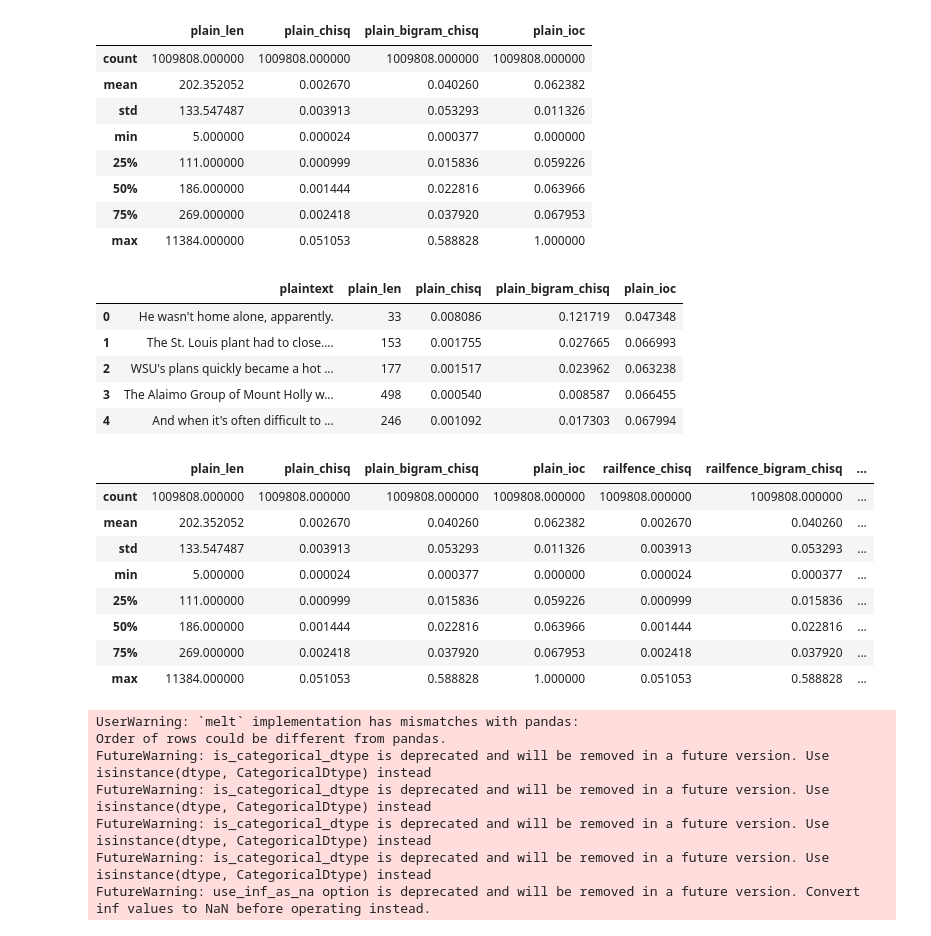
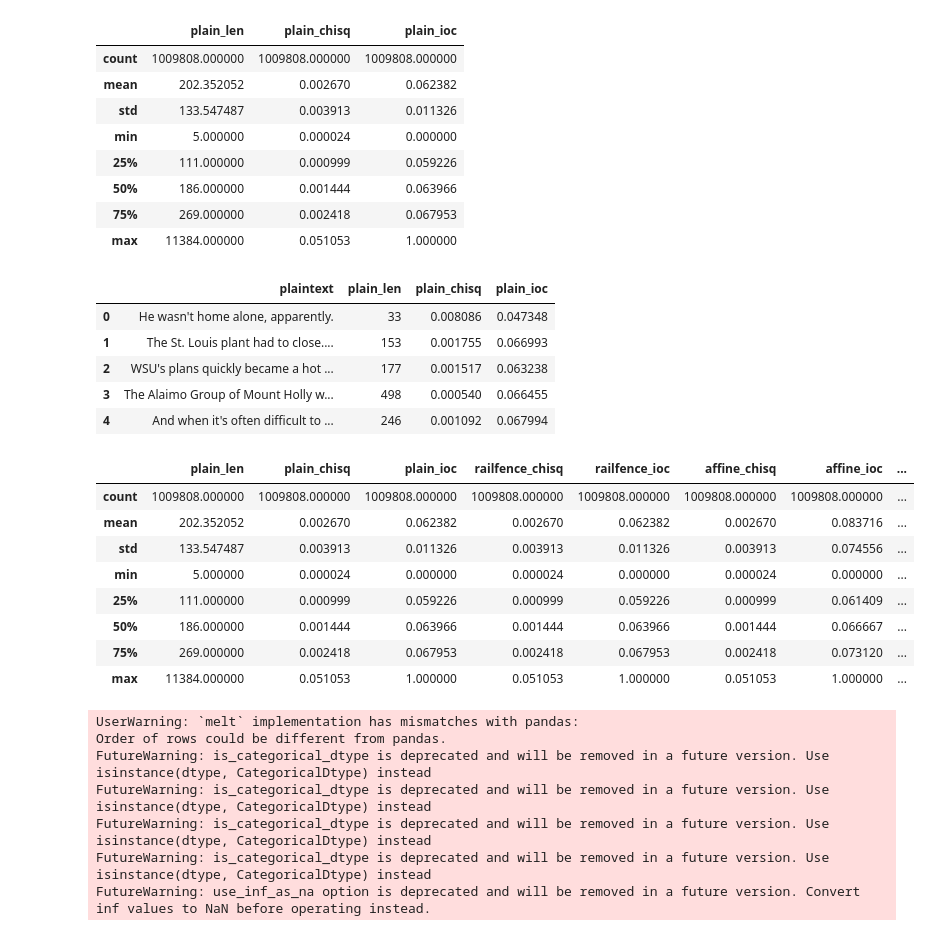
Before and after one commit to Veryyes/CryptSmash, a Jupyter notebook: detection.ipynb, the cells around one changed output. Cells and saved outputs as stored; diff of their text form; code cells hidden in the pictures.

```diff
--- a/detection.ipynb
+++ b/detection.ipynb
@@ -50,29 +66,29 @@ df = df[df['plain_len'] > 4]
 # %%
 df['plain_chisq'] = df.apply(lambda r: inv_chi_squared(frequency_table(r['plaintext']), English.byte_distrib, r['plain_len']), axis=1)
-df['plain_bigram_chisq'] = df.apply(lambda r: inv_chi_squared(ngram_count(r['plaintext'], 2), English.bigrams, r['plain_len']-2), axis=1)
+# df['plain_bigram_chisq'] = df.apply(lambda r: inv_chi_squared(ngram_count(r['plaintext'], 2), English.bigrams, r['plain_len']-2), axis=1)
 df['plain_ioc'] = df.apply(lambda r: index_of_coincidence(r['plaintext']), axis=1)
 # df.head()
 # %%
 df.describe().apply(lambda s: s.apply(lambda x:format(x,'f')))
 # %% [output]
-|  | plain_len | plain_chisq | plain_bigram_chisq | plain_ioc |
-| count | 1009808.000000 | 1009808.000000 | 1009808.000000 | 1009808.000000 |
-| mean | 202.352052 | 0.002670 | 0.040260 | 0.062382 |
-| std | 133.547487 | 0.003913 | 0.053293 | 0.011326 |
-| min | 5.000000 | 0.000024 | 0.000377 | 0.000000 |
-| 25% | 111.000000 | 0.000999 | 0.015836 | 0.059226 |
-| 50% | 186.000000 | 0.001444 | 0.022816 | 0.063966 |
-| 75% | 269.000000 | 0.002418 | 0.037920 | 0.067953 |
-| max | 11384.000000 | 0.051053 | 0.588828 | 1.000000 |
+|  | plain_len | plain_chisq | plain_ioc |
+| count | 1009808.000000 | 1009808.000000 | 1009808.000000 |
+| mean | 202.352052 | 0.002670 | 0.062382 |
+| std | 133.547487 | 0.003913 | 0.011326 |
+| min | 5.000000 | 0.000024 | 0.000000 |
+| 25% | 111.000000 | 0.000999 | 0.059226 |
+| 50% | 186.000000 | 0.001444 | 0.063966 |
+| 75% | 269.000000 | 0.002418 | 0.067953 |
+| max | 11384.000000 | 0.051053 | 1.000000 |
 # %%
 df.head()
 # %% [output]
-|  | plaintext | plain_len | plain_chisq | plain_bigram_chisq | plain_ioc |
-| 0 | He wasn't home alone, apparently. | 33 | 0.008086 | 0.121719 | 0.047348 |
-| 1 | The St. Louis plant had to close.... | 153 | 0.001755 | 0.027665 | 0.066993 |
-| 2 | WSU's plans quickly became a hot ... | 177 | 0.001517 | 0.023962 | 0.063238 |
-| 3 | The Alaimo Group of Mount Holly w... | 498 | 0.000540 | 0.008587 | 0.066455 |
-| 4 | And when it's often difficult to ... | 246 | 0.001092 | 0.017303 | 0.067994 |
+|  | plaintext | plain_len | plain_chisq | plain_ioc |
+| 0 | He wasn't home alone, apparently. | 33 | 0.008086 | 0.047348 |
+| 1 | The St. Louis plant had to close.... | 153 | 0.001755 | 0.066993 |
+| 2 | WSU's plans quickly became a hot ... | 177 | 0.001517 | 0.063238 |
+| 3 | The Alaimo Group of Mount Holly w... | 498 | 0.000540 | 0.066455 |
+| 4 | And when it's often difficult to ... | 246 | 0.001092 | 0.067994 |
 # %%
 import random
 random.seed(1337)
@@ -84,7 +100,7 @@ df['railfence'] = df.apply(lambda r: railfence.encrypt(r['plaintext'], random.ra
 
 # Should look the same since these stats don't take into account order
 df['railfence_chisq'] = df.apply(lambda r: inv_chi_squared(frequency_table(r['railfence']), English.byte_distrib, len(r['railfence'])), axis=1)
-df['railfence_bigram_chisq'] = df.apply(lambda r: inv_chi_squared(ngram_count(r['railfence'], 2), English.bigrams, len(r['railfence'])-2), axis=1)
+# df['railfence_bigram_chisq'] = df.apply(lambda r: inv_chi_squared(ngram_count(r['railfence'], 2), English.bigrams, len(r['railfence'])-2), axis=1)
 df['railfence_ioc'] = df.apply(lambda r: index_of_coincidence(r['railfence']), axis=1)
 
 df.drop(['railfence'], axis=1, inplace=True)
@@ -104,7 +120,7 @@ def rnd_key(size):
 
 df['affine'] = df.apply(lambda r: affine.encrypt(r['plaintext'], rnd_key(len(r['plaintext'])), alphabet=string.printable), axis=1)
 df['affine_chisq'] = df.apply(lambda r: inv_chi_squared(frequency_table(r['affine']), English.byte_distrib, len(r['affine'])), axis=1)
-df['affine_bigram_chisq'] = df.apply(lambda r: inv_chi_squared(ngram_count(r['affine'], 2), English.bigrams, len(r['affine'])-2), axis=1)
+# df['affine_bigram_chisq'] = df.apply(lambda r: inv_chi_squared(ngram_count(r['affine'], 2), English.bigrams, len(r['affine'])-2), axis=1)
 df['affine_ioc'] = df.apply(lambda r: index_of_coincidence(r['affine']), axis=1)
 df.drop(['affine'], axis=1, inplace=True)
 # %%
@@ -118,32 +134,32 @@ def rnd_key(alphabet):
 
 df['sub'] = df.apply(lambda r:substitution.encrypt(r['plaintext'], rnd_key(string.printable)), axis=1)
 df['sub_chisq'] = df.apply(lambda r: inv_chi_squared(frequency_table(r['sub']), English.byte_distrib, len(r['sub'])), axis=1)
-df['sub_bigram_chisq'] = df.apply(lambda r: inv_chi_squared(ngram_count(r['sub'], 2), English.bigrams, len(r['sub'])-2), axis=1)
+# df['sub_bigram_chisq'] = df.apply(lambda r: inv_chi_squared(ngram_count(r['sub'], 2), English.bigrams, len(r['sub'])-2), axis=1)
 df['sub_ioc'] = df.apply(lambda r:index_of_coincidence(r['sub']), axis=1)
 df.drop(['sub'], axis=1, inplace=True)
 # %%
 # Polyalphabetic Substitions
 from cryptsmash import vigenere
 from faker import Faker
 Faker.seed(1337)
 faker = Faker()
 
 df['vigenere'] = df.apply(lambda r: vigenere.encrypt(r['plaintext'], faker.word(), alphabet), axis=1)
 df['vigenere_chisq'] = df.apply(lambda r: inv_chi_squared(frequency_table(r['vigenere']), English.byte_distrib, len(r['vigenere']), [bytes(a,'utf8') for a  in alphabet]), axis=1)
-df['vigenere_bigram_chisq'] = df.apply(lambda r: inv_chi_squared(ngram_count(r['vigenere'], 2), English.bigrams, len(r['vigenere'])-2), axis=1)
+# df['vigenere_bigram_chisq'] = df.apply(lambda r: inv_chi_squared(ngram_count(r['vigenere'], 2), English.bigrams, len(r['vigenere'])-2), axis=1)
 df['vigenere_ioc'] = df.apply(lambda r:index_of_coincidence(r['vigenere']), axis=1)
 df.drop(['vigenere'], axis=1, inplace=True)
 df.describe().apply(lambda s: s.apply(lambda x:format(x,'f')))
 # %% [output]
-|  | plain_len | plain_chisq | plain_bigram_chisq | plain_ioc | railfence_chisq | railfence_bigram_chisq | ... |
-| count | 1009808.000000 | 1009808.000000 | 1009808.000000 | 1009808.000000 | 1009808.000000 | 1009808.000000 | ... |
-| mean | 202.352052 | 0.002670 | 0.040260 | 0.062382 | 0.002670 | 0.040260 | ... |
-| std | 133.547487 | 0.003913 | 0.053293 | 0.011326 | 0.003913 | 0.053293 | ... |
-| min | 5.000000 | 0.000024 | 0.000377 | 0.000000 | 0.000024 | 0.000377 | ... |
-| 25% | 111.000000 | 0.000999 | 0.015836 | 0.059226 | 0.000999 | 0.015836 | ... |
-| 50% | 186.000000 | 0.001444 | 0.022816 | 0.063966 | 0.001444 | 0.022816 | ... |
-| 75% | 269.000000 | 0.002418 | 0.037920 | 0.067953 | 0.002418 | 0.037920 | ... |
-| max | 11384.000000 | 0.051053 | 0.588828 | 1.000000 | 0.051053 | 0.588828 | ... |
+|  | plain_len | plain_chisq | plain_ioc | railfence_chisq | railfence_ioc | affine_chisq | affine_ioc | ... |
+| count | 1009808.000000 | 1009808.000000 | 1009808.000000 | 1009808.000000 | 1009808.000000 | 1009808.000000 | 1009808.000000 | ... |
+| mean | 202.352052 | 0.002670 | 0.062382 | 0.002670 | 0.062382 | 0.002670 | 0.083716 | ... |
+| std | 133.547487 | 0.003913 | 0.011326 | 0.003913 | 0.011326 | 0.003913 | 0.074556 | ... |
+| min | 5.000000 | 0.000024 | 0.000000 | 0.000024 | 0.000000 | 0.000024 | 0.000000 | ... |
+| 25% | 111.000000 | 0.000999 | 0.059226 | 0.000999 | 0.059226 | 0.000999 | 0.061409 | ... |
+| 50% | 186.000000 | 0.001444 | 0.063966 | 0.001444 | 0.063966 | 0.001444 | 0.066667 | ... |
+| 75% | 269.000000 | 0.002418 | 0.067953 | 0.002418 | 0.067953 | 0.002418 | 0.073120 | ... |
+| max | 11384.000000 | 0.051053 | 1.000000 | 0.051053 | 1.000000 | 0.051053 | 1.000000 | ... |
 # %%
 # XOR is techinicaly a polyalphabetic sub?
 from cryptsmash import xor
```
Also changed, not shown: parts of 30 cells of this notebook, 5 other files.
